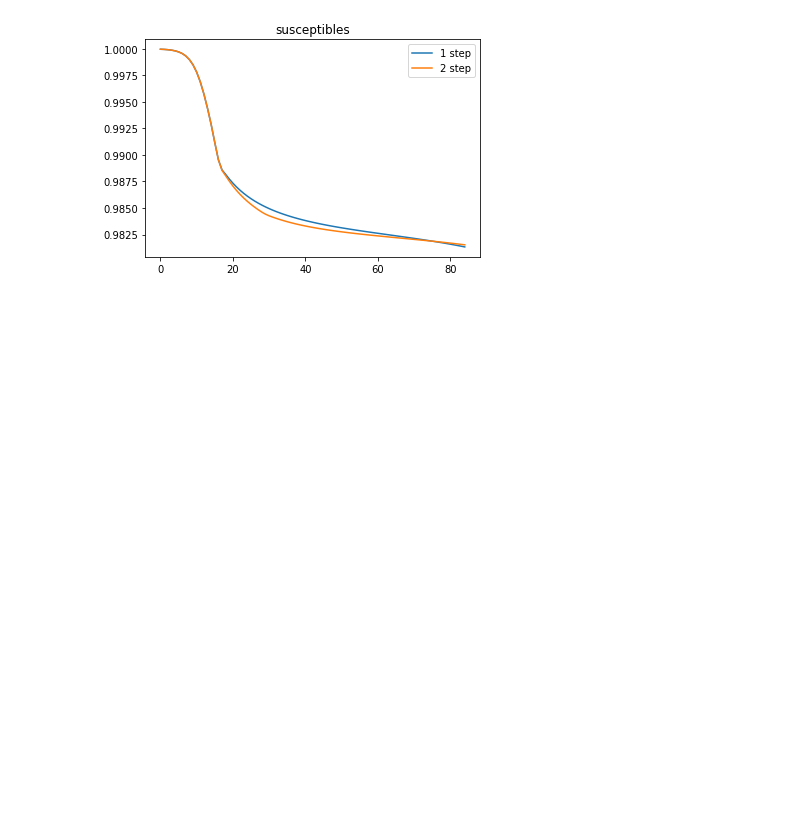
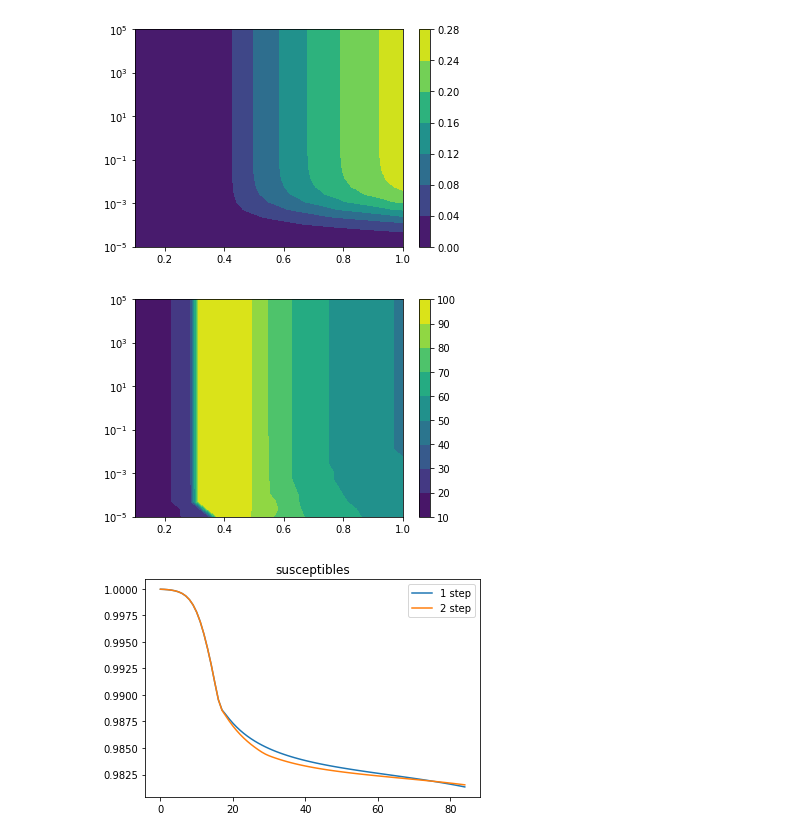
Before and after one commit to giuliacampesan/LDEProject, a Jupyter notebook: LDE_Project.ipynb, the cells around one changed output. Cells and saved outputs as stored; diff of their text form; code cells hidden in the pictures; blank space fills up the shorter version.

```diff
--- a/LDE_Project.ipynb
+++ b/LDE_Project.ipynb
@@ -7,6 +8,6 @@ import pandas as pd
 # %%
 def myrate(t, r):
-    if t>=17 and t<85:
+    if t>=17 and t<95:
         return r
     else:
         return 1
@@ -53,4 +42,19 @@ delta_c = (50/60)*1e-6
 # %%
+R0 = 3.49
+mu = 1/2      #(mean latency period)^-1
+gamma = 1/6   #(mean infectious period)^-1
+beta = R0 * gamma
+gamma_H = 1/10   # (mean hospital stay)^-1
+fD = 0.08
+k = 1
+nu = 3239/6909 #ratio from H to D n(D/H)/n(H)=3239/6909 section 3.1 April
+r = 0.31
+r1 = 0.36
+r2 = 0.26
+delta_c = (50/60)*1e-6
+N = 60*1e6
+
+
 E0 = 1695
 I0 = 308.8
 H0 = 127.4
@@ -59,3 +63,37 @@ S0 = 60.352*1e6
 D0 = 0
 N0 = E0+I0+H0+R0+S0
 z0 = np.array([S0, E0, I0, R0, H0, D0])/N0
+# %%
+delta_c = np.logspace(-5, 5, 30)
+rates = np.linspace(0.1, 1, 30)
+t_max = 95
+t = np.arange(t_max)
+peak_times = np.zeros((len(delta_c), len(rates)))
+peak_values = np.zeros((len(delta_c), len(rates)))
+
+for i, delta in enumerate(delta_c):
+    for j, r in enumerate(rates):
+        sol = solve_ivp(mymodel, [0, t_max], z0, dense_output=True, args=(beta, mu, gamma, fD, delta, k, nu, r))
+        S, E, I, R, H, D = sol.sol(t)
+        peak_time = np.argmax(I)
+        peak_value = np.max(I)
+        peak_times[i, j] = peak_time
+        peak_values[i, j] = peak_value
+
+
+
+#sn.heatmap(peak_times, yticklabels=delta_c, xticklabels=rates)
+
+X, Y = np.meshgrid(rates, delta_c)
+plt.contourf(X, Y, peak_values)
+plt.yscale('log')
+plt.colorbar()
+plt.show()
+
+plt.contourf(X, Y, peak_times)
+plt.yscale('log')
+plt.colorbar()
+plt.show()
+# %% [output]
+[figure, added]
+[figure, added]
```
Also changed, not shown: parts of 7 cells of this notebook.
